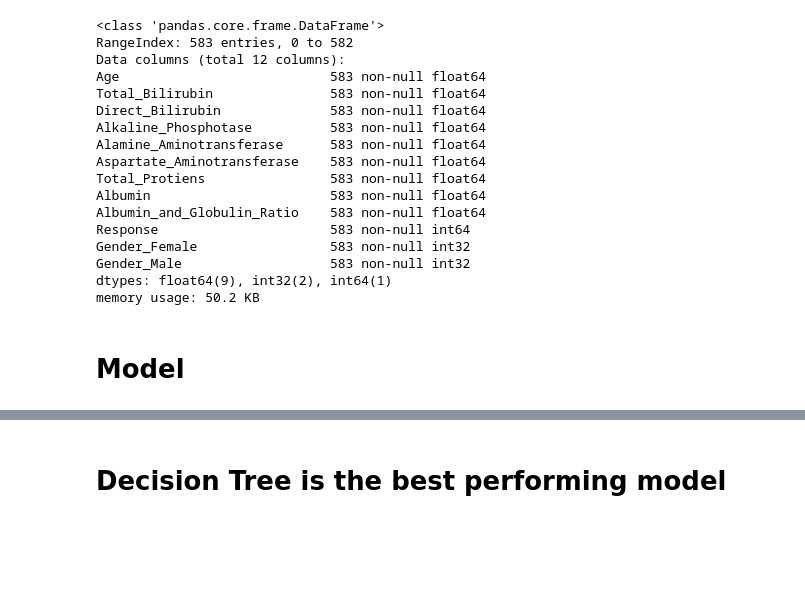
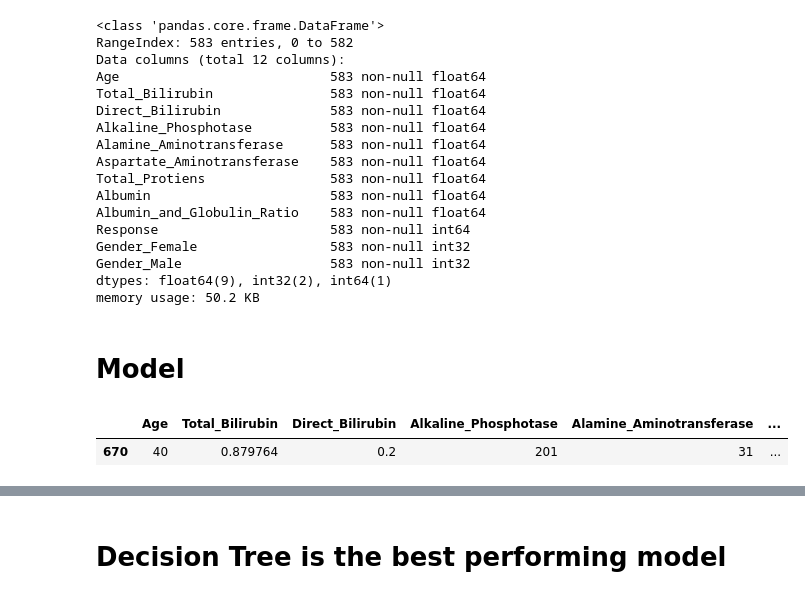
Before and after one commit to tanviwagle/Healthcare-app, a Jupyter notebook: Notebooks/Liver Disease.ipynb, the cells around one changed output, grey strips where cells are left out. Cells and saved outputs as stored; diff of their text form; code cells hidden in the pictures; blank space fills up the shorter version.

```diff
--- a/Notebooks/Liver Disease.ipynb
+++ b/Notebooks/Liver Disease.ipynb
@@ -266,3 +266,8 @@ memory usage: 50.2 KB
 # Model
 # %%
 X_train, X_test, y_train, y_test = train_test_split(x_res, y_res, test_size = 0.3, random_state = 50)
+# %%
+X_test.sample()
+# %% [output]
+|  | Age | Total_Bilirubin | Direct_Bilirubin | Alkaline_Phosphotase | Alamine_Aminotransferase | ... |
+| 670 | 40 | 0.879764 | 0.2 | 201 | 31 | ... |
```
Also changed, not shown: parts of 2 cells of this notebook, 10 other files.
